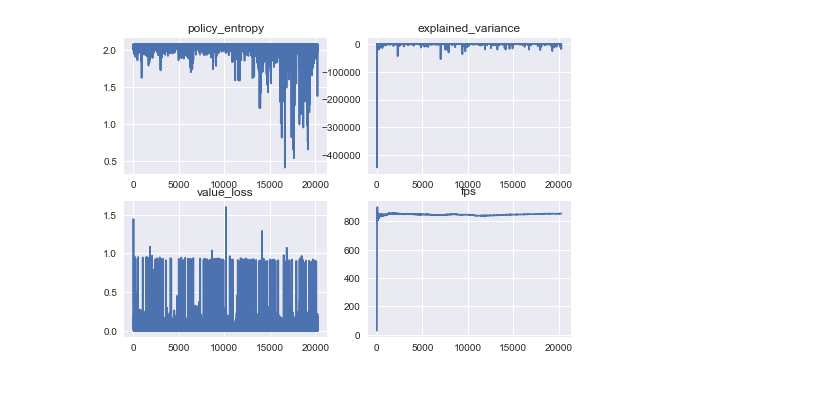
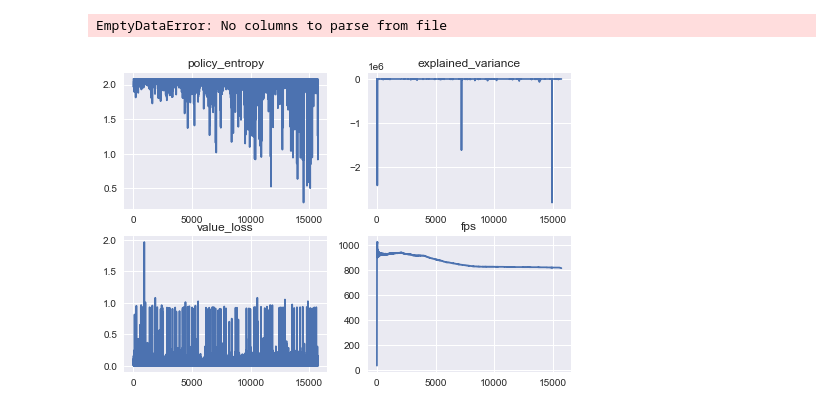
Before and after one commit to jetnew/SlimeRL, a Jupyter notebook: Jet/Performance visualisation.ipynb, the cells around one changed output. Drawn from its saved outputs; the diff is of its cells as text; code cells hidden in the pictures.

```diff
--- a/Jet/Performance visualisation.ipynb
+++ b/Jet/Performance visualisation.ipynb
@@ -3,7 +3,3 @@ import pandas as pd
 import matplotlib
 import matplotlib.pyplot as plt
 plt.style.use("seaborn")
-
-df = pd.read_csv("sb-a2c/progress.csv")
-display(df.head())
-display(df.tail())
@@ -23,14 +6,22 @@ display(df.tail())
 # %%
-columns = ['policy_entropy', 'explained_variance', 'value_loss', 'fps']
-
-nrow = 2
-ncol = 2
-fig, axes = plt.subplots(nrow, ncol)
-
-i = 0
-for r in range(nrow):
-    for c in range(ncol):
-        df[columns[i]].plot(ax=axes[r,c], title=columns[i])
-        i += 1
+def plot_metrics(df, columns, nrow, ncol):
+    fig, axes = plt.subplots(nrow, ncol)
+    i = 0
+    for r in range(nrow):
+        for c in range(ncol):
+            df[columns[i]].plot(ax=axes[r,c], title=columns[i])
+            i += 1
-# %% [output]
-[figure, removed]
+# %%
+algo = 'ppo1'
+df = pd.read_csv("C:/Users/notes/Slime-RL/Jet/ppo1/progress.csv")
+# columns = ['policy_entropy', 'explained_variance', 'value_loss', 'fps']
+# plot_metrics(df, columns, nrow=2, ncol=2)
+# %% [output]
+EmptyDataError: No columns to parse from file
+# %%
+algo = 'a2c'
+df = pd.read_csv(f"sb-{algo}/progress.csv")
+columns = ['policy_entropy', 'explained_variance', 'value_loss', 'fps']
+plot_metrics(df, columns, nrow=2, ncol=2)
+# %% [output]
+[figure, added]
```
Also changed, not shown: parts of 3 cells of this notebook, 20 other files.
